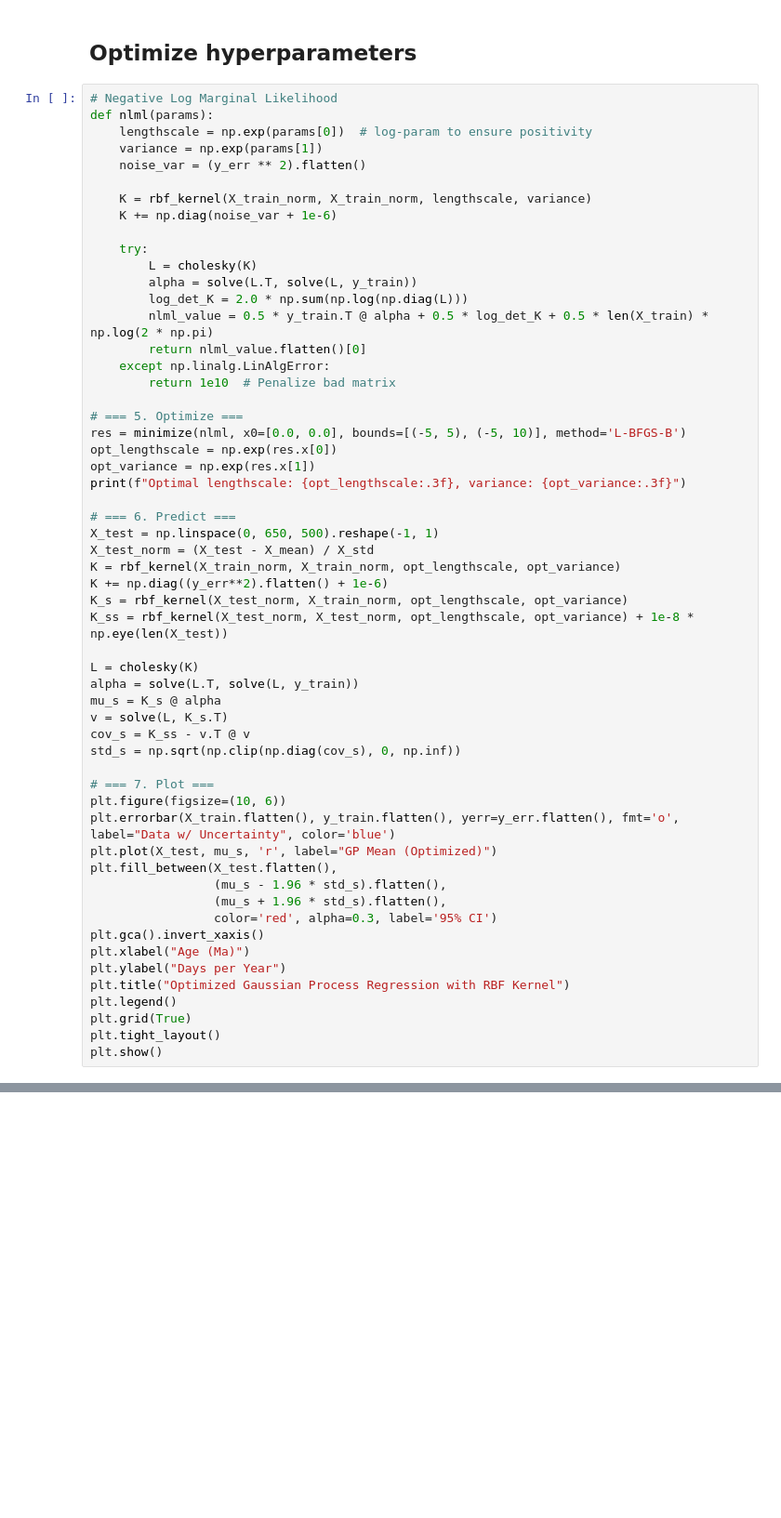
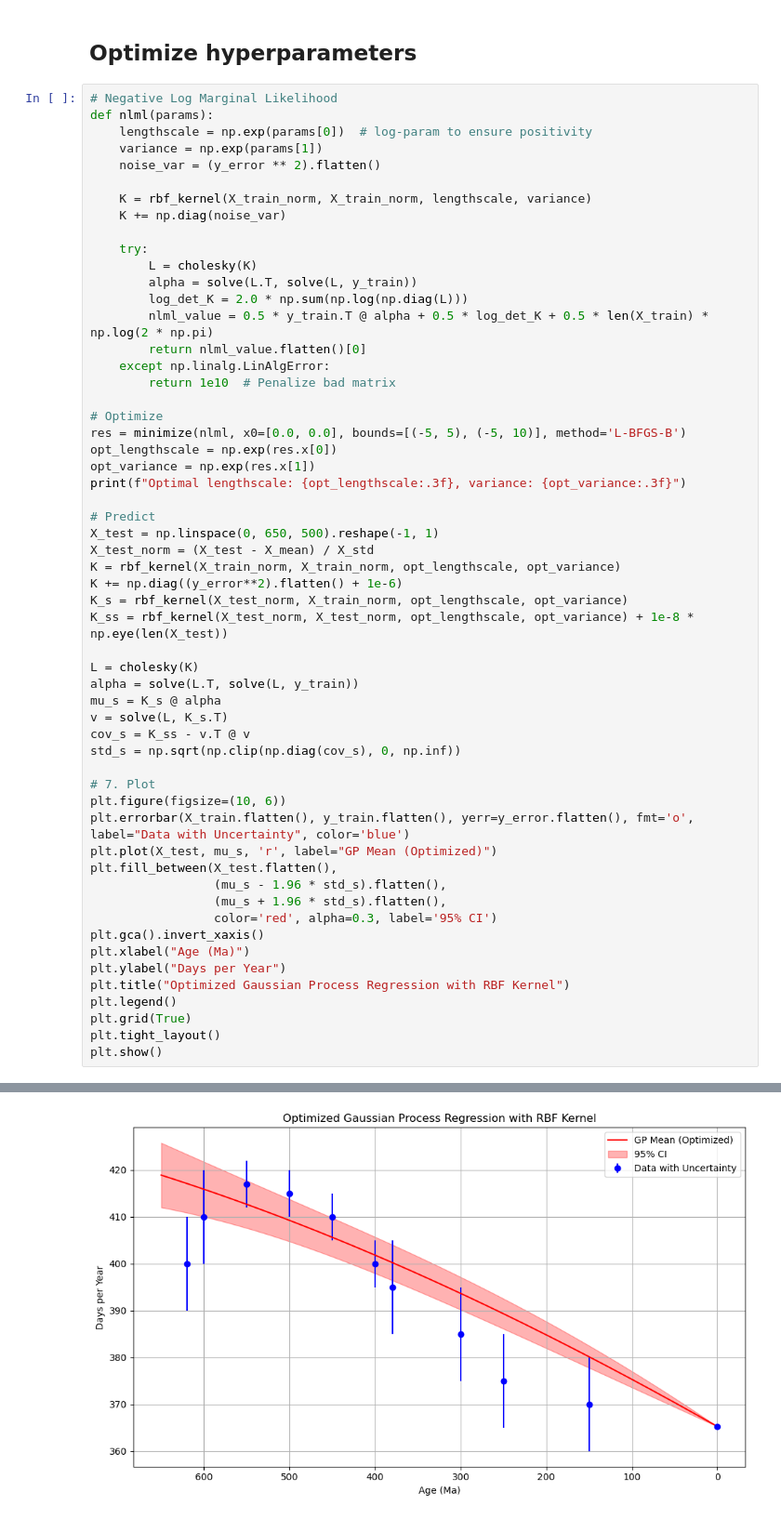
Before and after one commit to nielsjdewinter/Earth_Moon_Gaussian_process, a Jupyter notebook: EMGaussian_pilot1.ipynb, the cells around one changed output, grey strips where cells are left out. Shown at 93% size. Saved outputs shown, nothing was run; the diff lists cells and outputs as text; blank space fills up the shorter version.

```diff
--- a/EMGaussian_pilot1.ipynb
+++ b/EMGaussian_pilot1.ipynb
@@ -127,10 +221,10 @@ plt.show()
 def nlml(params):
     lengthscale = np.exp(params[0])  # log-param to ensure positivity
     variance = np.exp(params[1])
-    noise_var = (y_err ** 2).flatten()
+    noise_var = (y_error ** 2).flatten()
 
     K = rbf_kernel(X_train_norm, X_train_norm, lengthscale, variance)
-    K += np.diag(noise_var + 1e-6)
+    K += np.diag(noise_var)
 
     try:
         L = cholesky(K)
@@ -141,17 +235,17 @@ def nlml(params):
     except np.linalg.LinAlgError:
         return 1e10  # Penalize bad matrix
 
-# === 5. Optimize ===
+# Optimize
 res = minimize(nlml, x0=[0.0, 0.0], bounds=[(-5, 5), (-5, 10)], method='L-BFGS-B')
 opt_lengthscale = np.exp(res.x[0])
 opt_variance = np.exp(res.x[1])
 print(f"Optimal lengthscale: {opt_lengthscale:.3f}, variance: {opt_variance:.3f}")
 
-# === 6. Predict ===
+# Predict
 X_test = np.linspace(0, 650, 500).reshape(-1, 1)
 X_test_norm = (X_test - X_mean) / X_std
 K = rbf_kernel(X_train_norm, X_train_norm, opt_lengthscale, opt_variance)
-K += np.diag((y_err**2).flatten() + 1e-6)
+K += np.diag((y_error**2).flatten() + 1e-6)
 K_s = rbf_kernel(X_test_norm, X_train_norm, opt_lengthscale, opt_variance)
 K_ss = rbf_kernel(X_test_norm, X_test_norm, opt_lengthscale, opt_variance) + 1e-8 * np.eye(len(X_test))
 
@@ -162,9 +256,9 @@ v = solve(L, K_s.T)
 cov_s = K_ss - v.T @ v
 std_s = np.sqrt(np.clip(np.diag(cov_s), 0, np.inf))
 
-# === 7. Plot ===
+# 7. Plot
 plt.figure(figsize=(10, 6))
-plt.errorbar(X_train.flatten(), y_train.flatten(), yerr=y_err.flatten(), fmt='o', label="Data w/ Uncertainty", color='blue')
+plt.errorbar(X_train.flatten(), y_train.flatten(), yerr=y_error.flatten(), fmt='o', label="Data with Uncertainty", color='blue')
 plt.plot(X_test, mu_s, 'r', label="GP Mean (Optimized)")
 plt.fill_between(X_test.flatten(),
                  (mu_s - 1.96 * std_s).flatten(),
@@ -178,3 +272,4 @@ plt.legend()
 plt.grid(True)
 plt.tight_layout()
 plt.show()
+# %% [output]
@@ -180,0 +277 @@ plt.show()
+[figure, added]
```
Also changed, not shown: parts of 12 cells of this notebook.
